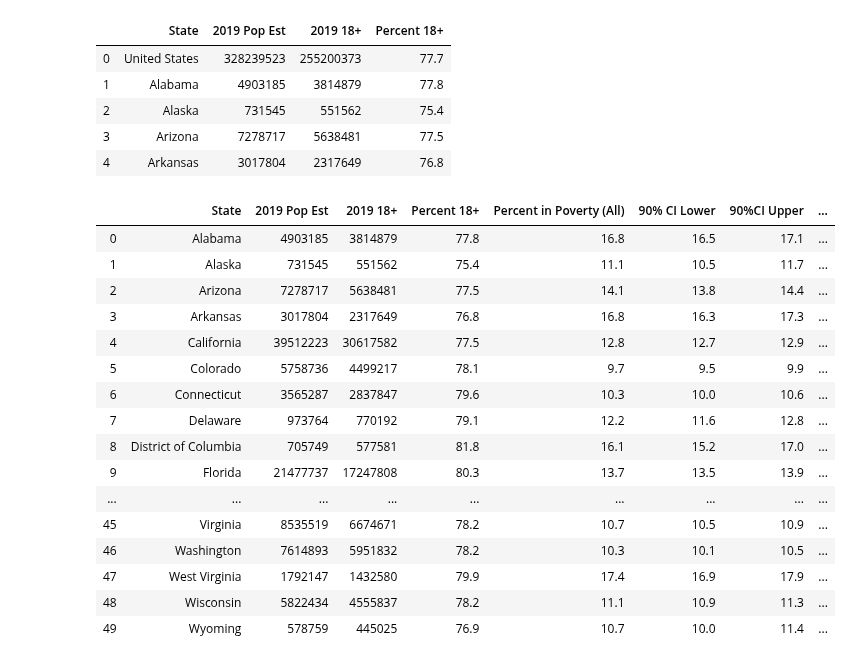
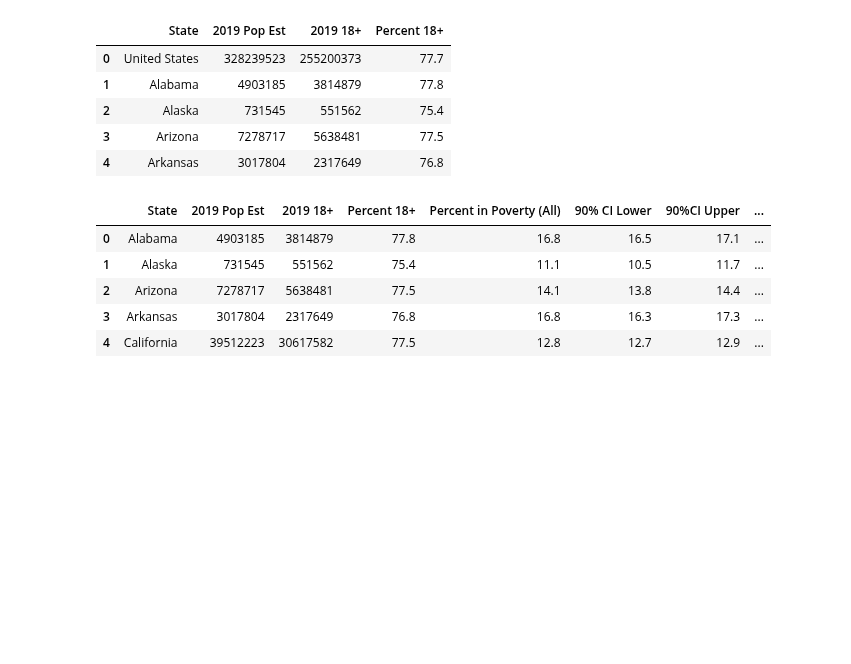
Before and after one commit to lmstevens/Group_Project_1, a Jupyter notebook: Sequoyah_States_Graphs.ipynb, the cells around one changed output. Cells and saved outputs as stored; diff of their text form; code cells hidden in the pictures; blank space fills up the shorter version.

```diff
--- a/Sequoyah_States_Graphs.ipynb
+++ b/Sequoyah_States_Graphs.ipynb
@@ -295,22 +311,11 @@ pop_df.head()
 | 4 | Arkansas | 3017804 | 2317649 | 76.8 |
 # %%
 poverty_df = pop_df.merge(df,how = 'inner',on = "State")
-poverty_df
+poverty_df.head()
 # %% [output]
 |  | State | 2019 Pop Est | 2019 18+ | Percent 18+ | Percent in Poverty (All) | 90% CI Lower | 90%CI Upper | ... |
 | 0 | Alabama | 4903185 | 3814879 | 77.8 | 16.8 | 16.5 | 17.1 | ... |
 | 1 | Alaska | 731545 | 551562 | 75.4 | 11.1 | 10.5 | 11.7 | ... |
 | 2 | Arizona | 7278717 | 5638481 | 77.5 | 14.1 | 13.8 | 14.4 | ... |
 | 3 | Arkansas | 3017804 | 2317649 | 76.8 | 16.8 | 16.3 | 17.3 | ... |
 | 4 | California | 39512223 | 30617582 | 77.5 | 12.8 | 12.7 | 12.9 | ... |
-| 5 | Colorado | 5758736 | 4499217 | 78.1 | 9.7 | 9.5 | 9.9 | ... |
-| 6 | Connecticut | 3565287 | 2837847 | 79.6 | 10.3 | 10.0 | 10.6 | ... |
-| 7 | Delaware | 973764 | 770192 | 79.1 | 12.2 | 11.6 | 12.8 | ... |
-| 8 | District of Columbia | 705749 | 577581 | 81.8 | 16.1 | 15.2 | 17.0 | ... |
-| 9 | Florida | 21477737 | 17247808 | 80.3 | 13.7 | 13.5 | 13.9 | ... |
-| ... | ... | ... | ... | ... | ... | ... | ... | ... |
-| 45 | Virginia | 8535519 | 6674671 | 78.2 | 10.7 | 10.5 | 10.9 | ... |
-| 46 | Washington | 7614893 | 5951832 | 78.2 | 10.3 | 10.1 | 10.5 | ... |
-| 47 | West Virginia | 1792147 | 1432580 | 79.9 | 17.4 | 16.9 | 17.9 | ... |
-| 48 | Wisconsin | 5822434 | 4555837 | 78.2 | 11.1 | 10.9 | 11.3 | ... |
-| 49 | Wyoming | 578759 | 445025 | 76.9 | 10.7 | 10.0 | 11.4 | ... |
```
Also changed, not shown: parts of 8 cells of this notebook, 8 other files.
